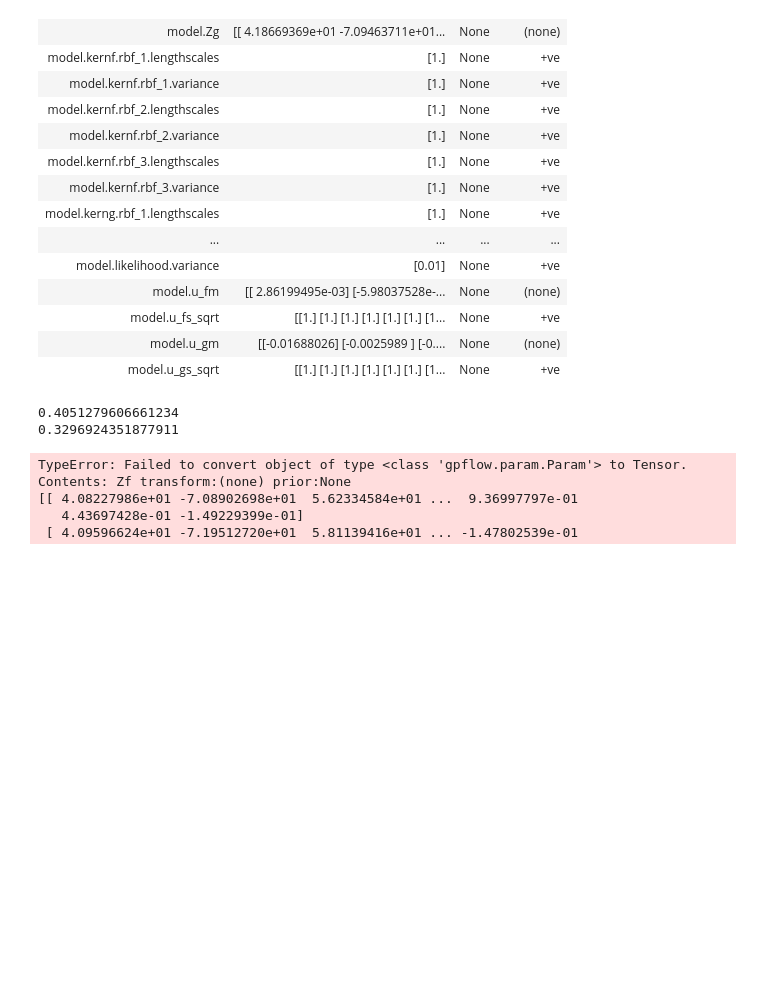
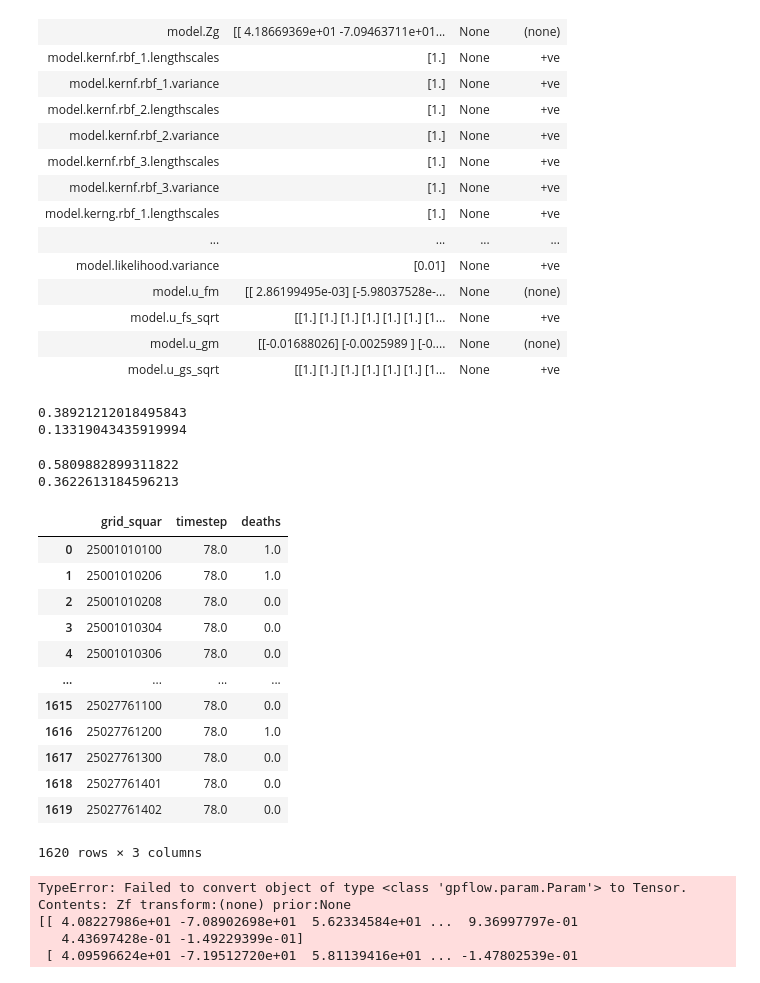
Before and after one commit to tufts-ml/opioid-overdose-models, a Jupyter notebook: notebooks/Zero-Inflated GP on Quarterly Tracts.ipynb, the cells around one changed output. Drawn from its saved outputs; the diff is of its cells as text; code cells hidden in the pictures; blank space fills up the shorter version.

```diff
--- a/notebooks/Zero-Inflated GP on Quarterly Tracts.ipynb
+++ b/notebooks/Zero-Inflated GP on Quarterly Tracts.ipynb
@@ -596,7 +596,7 @@ stuff
 | model.u_gm | [[-0.01688026] [-0.0025989 ] [-0.... | None | (none) |
 | model.u_gs_sqrt | [[1.] [1.] [1.] [1.] [1.] [1.] [1... | None | +ve |
 # %%
-def fixed_top_X(true_qtr_val,pred_qtr_val, X=10):
+def fixed_top_X(true_qtr_val,pred_qtr_val, X=10, denom_all=False):
 
     top_X_predicted = pred_qtr_val.sort_values(ascending=False)[:X]
     top_X_true = true_qtr_val.sort_values(ascending=False)[:X]
@@ -638,6 +638,9 @@ def fixed_top_X(true_qtr_val,pred_qtr_val, X=10):
                                      for indices in bootstrapped_all_indices])
     bootstrapped_ratio = np.mean([np.abs(true_qtr_val[indices]).sum()/np.abs(top_X_true).sum()
                                   for indices in bootstrapped_all_indices])
+    if denom_all:
+        bootstrapped_ratio = np.mean([np.abs(true_qtr_val[indices]).sum()/np.abs(true_qtr_val).sum()
+                                  for indices in bootstrapped_all_indices])
 
     return best_possible_absolute, best_possible_ratio, bootstrapped_absolute, bootstrapped_ratio
 # %%
@@ -651,12 +654,50 @@ for quarter in range(1,4+1):
     pred_2019_df = pd.Series(sg_2019.squeeze(), index=x_just_2019q1.grid_squar)
 
     maes.append(mean_absolute_error(test_y.deaths, pred_2019_df))
-    xtop.append(fixed_top_X(test_y.set_index('grid_squar')['deaths'], pred_2019_df, 100))
+    xtop.append(fixed_top_X(test_y.set_index('grid_squar')['deaths'], pred_2019_df, 100, denom_all=True))
 print(np.mean(maes))
 print(np.mean([thing[3] for thing in xtop]))
 # %% [output]
-0.4051279606661234
-0.3296924351877911
+0.38921212018495843
+0.13319043435919994
+# %%
+maes = []
+xtop = []
+for quarter in [1,3]:
+    test_x = deaths_gdf_with_autoregressive[(deaths_gdf_with_autoregressive['year']==2019) & (deaths_gdf_with_autoregressive['quarter']==quarter)][['grid_squar','lat', 'lon', 'timestep', 'theme_1_pc', 'theme_2_pc', 'theme_3_pc', 'theme_4_pc', 'svi_pctile','neighbor_t-1', 'self_t-1']]
+    test_y = deaths_gdf_with_autoregressive[(deaths_gdf_with_autoregressive['year']==2019) & (deaths_gdf_with_autoregressive['quarter']==quarter)][['grid_squar','timestep', 'deaths']].set_index(['grid_squar','timestep']) + \
+    deaths_gdf_with_autoregressive[(deaths_gdf_with_autoregressive['year']==2019) & (deaths_gdf_with_autoregressive['quarter']==quarter+1)][['grid_squar', 'deaths']].set_index(['grid_squar',])
+
+    #test_x = test_x.reset_index()
+    test_y = test_y.reset_index()
+
+    sg_2019 = m.predict_onoffgp(test_x.loc[:, ['lat','lon','timestep','theme_1_pc', 'theme_2_pc', 'theme_3_pc', 'theme_4_pc', 'svi_pctile', 'neighbor_t-1', 'self_t-1']].values)
+    sg_2019 = sg_2019[0]
+    pred_2019_df = pd.Series(sg_2019.squeeze(), index=x_just_2019q1.grid_squar)
+
+    maes.append(mean_absolute_error(test_y.deaths, pred_2019_df))
+    xtop.append(fixed_top_X(test_y.set_index('grid_squar')['deaths'], pred_2019_df, 324, denom_all=True))
+print(np.mean(maes))
+print(np.mean([thing[3] for thing in xtop]))
+# %% [output]
+0.5809882899311822
+0.3622613184596213
+# %%
+test_y
+# %% [output]
+|  | grid_squar | timestep | deaths |
+| 0 | 25001010100 | 78.0 | 1.0 |
+| 1 | 25001010206 | 78.0 | 1.0 |
+| 2 | 25001010208 | 78.0 | 0.0 |
+| 3 | 25001010304 | 78.0 | 0.0 |
+| 4 | 25001010306 | 78.0 | 0.0 |
+| ... | ... | ... | ... |
+| 1615 | 25027761100 | 78.0 | 0.0 |
+| 1616 | 25027761200 | 78.0 | 1.0 |
+| 1617 | 25027761300 | 78.0 | 0.0 |
+| 1618 | 25027761401 | 78.0 | 0.0 |
+| 1619 | 25027761402 | 78.0 | 0.0 |
+1620 rows × 3 columns
 # %%
  m.build_predict(test_x.loc[:, ['lat','lon','timestep','theme_1_pc', 'theme_2_pc', 'theme_3_pc', 'theme_4_pc', 'svi_pctile', 'neighbor_t-1', 'self_t-1']].values)
 # %% [output]
```
Also changed, not shown: 3 other files.
